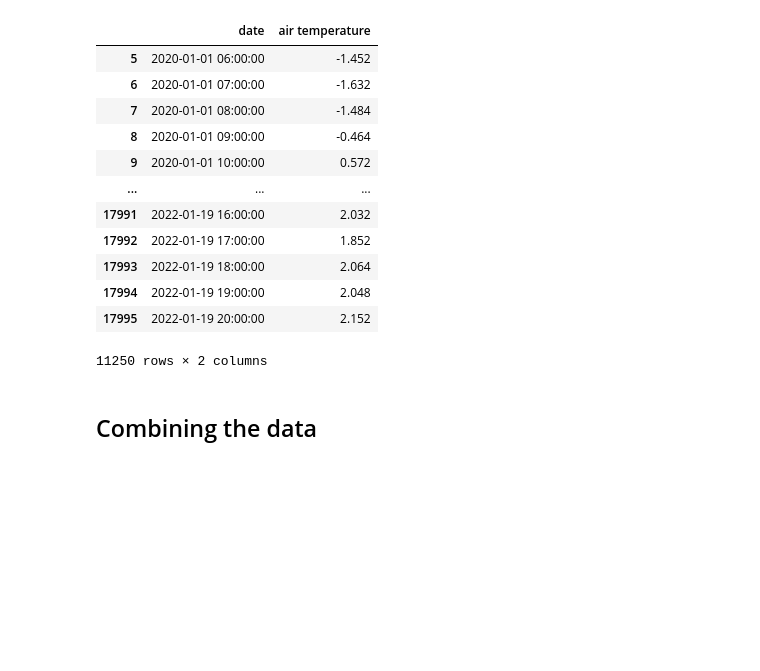
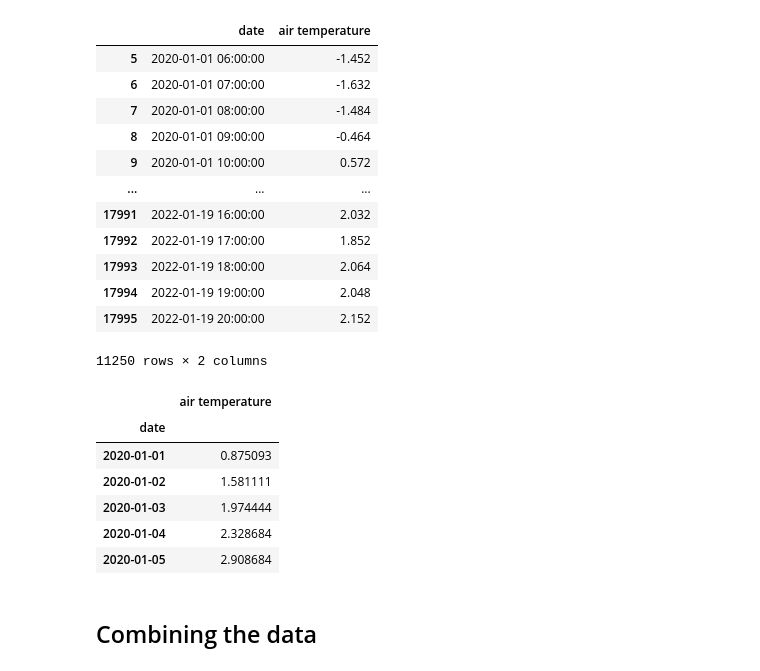
Before and after one commit to benedikthopf/DataLit-COVID-CFR-from-temperature, a Jupyter notebook: src/MakeSimpleData.ipynb, the cells around one changed output. Cells and saved outputs as stored; diff of their text form; code cells hidden in the pictures; blank space fills up the shorter version.

```diff
--- a/src/MakeSimpleData.ipynb
+++ b/src/MakeSimpleData.ipynb
@@ -115,3 +140,13 @@ weather.index.names = ["date"]
+# %%
+weather.head()
+# %% [output]
+|  | air temperature |
+| date |  |
+| 2020-01-01 | 0.875093 |
+| 2020-01-02 | 1.581111 |
+| 2020-01-03 | 1.974444 |
+| 2020-01-04 | 2.328684 |
+| 2020-01-05 | 2.908684 |
 # %% [markdown]
 ## Combining the data
 # %%
```
Also changed, not shown: parts of 7 cells of this notebook, 4 other files.
